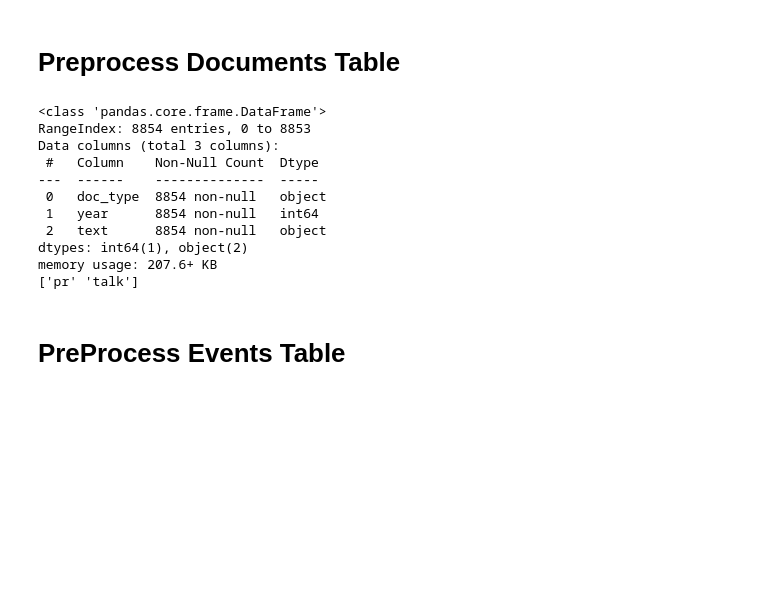
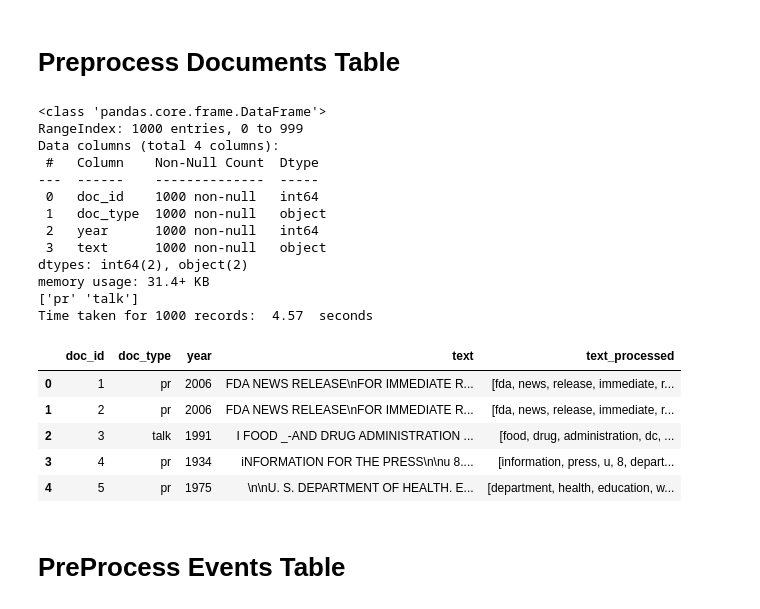
Before and after one commit to teamlunarlanding/Pharma-Drug-Surveillance, a Jupyter notebook: DataProcessing.ipynb, the cells around one changed output. Drawn from its saved outputs; the diff is of its cells as text; code cells hidden in the pictures; blank space fills up the shorter version.

```diff
--- a/DataProcessing.ipynb
+++ b/DataProcessing.ipynb
@@ -564,28 +572,44 @@ labels_table = pd.DataFrame(labels_df, columns = ["effective_time",
 # %% [markdown]
 # Preprocess Documents Table
 # %%
+start_time = time.time()
+
+documents_table = pd.DataFrame(documents_df, columns=["doc_type", "year", "text"])
+
+documents_table = add_sequential_index(documents_table,'doc_id')
+
 documents_table.info()
 
 print(documents_table['doc_type'].unique())
 
-# doc_type (VARCHAR(4)) - does not need preprocess
-# year (INT) - does not need preprocessing
-# text (VARCHAR(tbd)) - needs text preprocessing pipeline
+documents_table['text_processed'] = documents_table['text'].apply(lambda x: process_text(x))
 
-documents_table['text_processed'] = process_text(documents_table['text'])
+end_time = time.time()
+
+duration = end_time - start_time
+
+print("Time taken for", len(documents_table), "records: ", round(duration,2), " seconds")
 
 documents_table.head()
 # %% [output]
 <class 'pandas.core.frame.DataFrame'>
-RangeIndex: 8854 entries, 0 to 8853
-Data columns (total 3 columns):
+RangeIndex: 1000 entries, 0 to 999
+Data columns (total 4 columns):
  #   Column    Non-Null Count  Dtype
 ---  ------    --------------  -----
- 0   doc_type  8854 non-null   object
- 1   year      8854 non-null   int64
- 2   text      8854 non-null   object
-dtypes: int64(1), object(2)
-memory usage: 207.6+ KB
+ 0   doc_id    1000 non-null   int64
+ 1   doc_type  1000 non-null   object
+ 2   year      1000 non-null   int64
+ 3   text      1000 non-null   object
+dtypes: int64(2), object(2)
+memory usage: 31.4+ KB
 ['pr' 'talk']
+Time taken for 1000 records:  4.57  seconds
+|  | doc_id | doc_type | year | text | text_processed |
+| 0 | 1 | pr | 2006 | FDA NEWS RELEASE\nFOR IMMEDIATE R... | [fda, news, release, immediate, r... |
+| 1 | 2 | pr | 2006 | FDA NEWS RELEASE\nFOR IMMEDIATE R... | [fda, news, release, immediate, r... |
+| 2 | 3 | talk | 1991 | I FOOD _-AND DRUG ADMINISTRATION ... | [food, drug, administration, dc, ... |
+| 3 | 4 | pr | 1934 | iNFORMATION FOR THE PRESS\n\nu 8.... | [information, press, u, 8, depart... |
+| 4 | 5 | pr | 1975 | \n\nU. S. DEPARTMENT OF HEALTH. E... | [department, health, education, w... |
 # %% [markdown]
 # PreProcess Events Table
```
Also changed, not shown: parts of 11 cells of this notebook, 1 other file.
